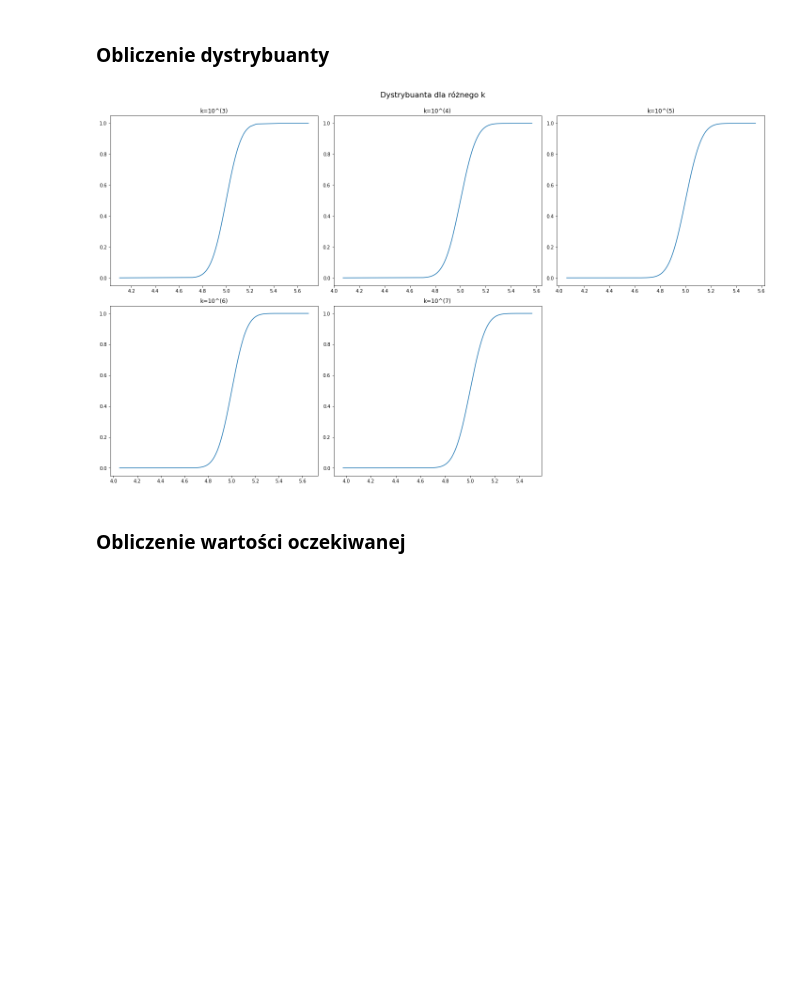
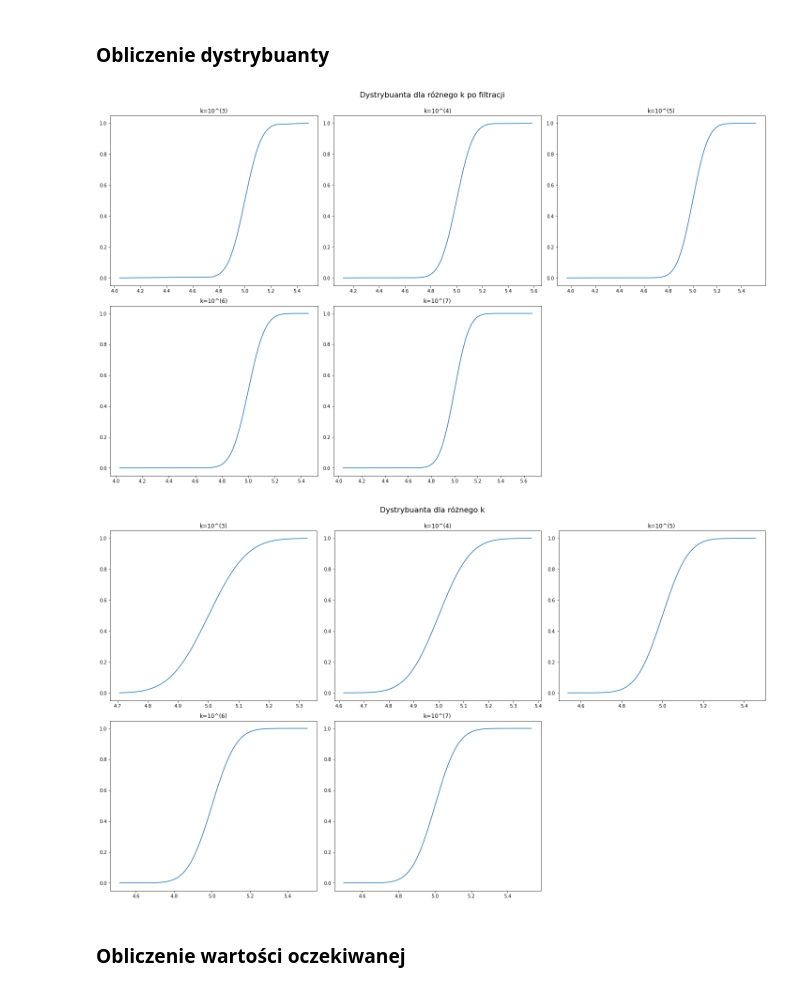
Before and after one commit to MaciejSzerwinski/Stochastic_Process, a Jupyter notebook: main.ipynb, the cells around one changed output. Saved outputs shown, nothing was run; the diff lists cells and outputs as text; code cells hidden in the pictures; blank space fills up the shorter version.

```diff
--- a/main.ipynb
+++ b/main.ipynb
@@ -521,31 +545,54 @@ plt.show()
 # %% [markdown]
 ### Obliczenie dystrybuanty
 # %%
-fig, axarr = plt.subplots(2, 3)
-fig.set_figheight(12)
-fig.set_figwidth(20)
-fig.suptitle("Dystrybuanta dla różnego k", fontsize=16)
+fig_1, axarr_1 = plt.subplots(2, 3)
+fig_1.set_figheight(12)
+fig_1.set_figwidth(20)
+fig_1.suptitle("Dystrybuanta dla różnego k po filtracji", fontsize=16)
 
-axarr[0, 0].plot(np.sort(noise_after_filtration_k3_fc1600), norm_cdf(noise_after_filtration_k3_fc1600))
-axarr[0, 0].set_title('k=10^(3)')
-axarr[0, 1].plot(np.sort(noise_after_filtration_k4_fc1600), norm_cdf(noise_after_filtration_k4_fc1600))
-axarr[0, 1].set_title('k=10^(4)')
-axarr[0, 2].plot(np.sort(noise_after_filtration_k5_fc1600), norm_cdf(noise_after_filtration_k5_fc1600))
-axarr[0, 2].set_title('k=10^(5)')
-axarr[1, 0].plot(np.sort(noise_after_filtration_k6_fc1600), norm_cdf(noise_after_filtration_k6_fc1600))
-axarr[1, 0].set_title('k=10^(6)')
-axarr[1, 1].plot(np.sort(noise_after_filtration_k7_fc1600), norm_cdf(noise_after_filtration_k7_fc1600))
-axarr[1, 1].set_title('k=10^(7)')
-axarr[1, 2].set_visible(False)
+axarr_1[0, 0].plot(np.sort(noise_after_filtration_k3_fc1600), norm_cdf(noise_after_filtration_k3_fc1600))
+axarr_1[0, 0].set_title('k=10^(3)')
+axarr_1[0, 1].plot(np.sort(noise_after_filtration_k4_fc1600), norm_cdf(noise_after_filtration_k4_fc1600))
+axarr_1[0, 1].set_title('k=10^(4)')
+axarr_1[0, 2].plot(np.sort(noise_after_filtration_k5_fc1600), norm_cdf(noise_after_filtration_k5_fc1600))
+axarr_1[0, 2].set_title('k=10^(5)')
+axarr_1[1, 0].plot(np.sort(noise_after_filtration_k6_fc1600), norm_cdf(noise_after_filtration_k6_fc1600))
+axarr_1[1, 0].set_title('k=10^(6)')
+axarr_1[1, 1].plot(np.sort(noise_after_filtration_k7_fc1600), norm_cdf(noise_after_filtration_k7_fc1600))
+axarr_1[1, 1].set_title('k=10^(7)')
+axarr_1[1, 2].set_visible(False)
 
 # Tight layout often produces nice results
 # but requires the title to be spaced accordingly
-fig.tight_layout()
-fig.subplots_adjust(top=0.92)
+fig_1.tight_layout()
+fig_1.subplots_adjust(top=0.92)
+
+fig_2, axarr_2 = plt.subplots(2, 3)
+fig_2.set_figheight(12)
+fig_2.set_figwidth(20)
+fig_2.suptitle("Dystrybuanta dla różnego k", fontsize=16)
+
+axarr_2[0, 0].plot(np.sort(samples_k_3), norm_cdf(samples_k_3))
+axarr_2[0, 0].set_title('k=10^(3)')
+axarr_2[0, 1].plot(np.sort(samples_k_4), norm_cdf(samples_k_4))
+axarr_2[0, 1].set_title('k=10^(4)')
+axarr_2[0, 2].plot(np.sort(samples_k_5), norm_cdf(samples_k_5))
+axarr_2[0, 2].set_title('k=10^(5)')
+axarr_2[1, 0].plot(np.sort(samples_k_6), norm_cdf(samples_k_6))
+axarr_2[1, 0].set_title('k=10^(6)')
+axarr_2[1, 1].plot(np.sort(samples_k_7), norm_cdf(samples_k_7))
+axarr_2[1, 1].set_title('k=10^(7)')
+axarr_2[1, 2].set_visible(False)
+
+# Tight layout often produces nice results
+# but requires the title to be spaced accordingly
+fig_2.tight_layout()
+fig_2.subplots_adjust(top=0.92)
 
 plt.show()
 # %% [output]
-[figure, old version]
+[figure, new version]
+[figure, added]
 # %% [markdown]
 ### Obliczenie wartości oczekiwanej
 # %%
```
Also changed, not shown: parts of 29 cells of this notebook.
